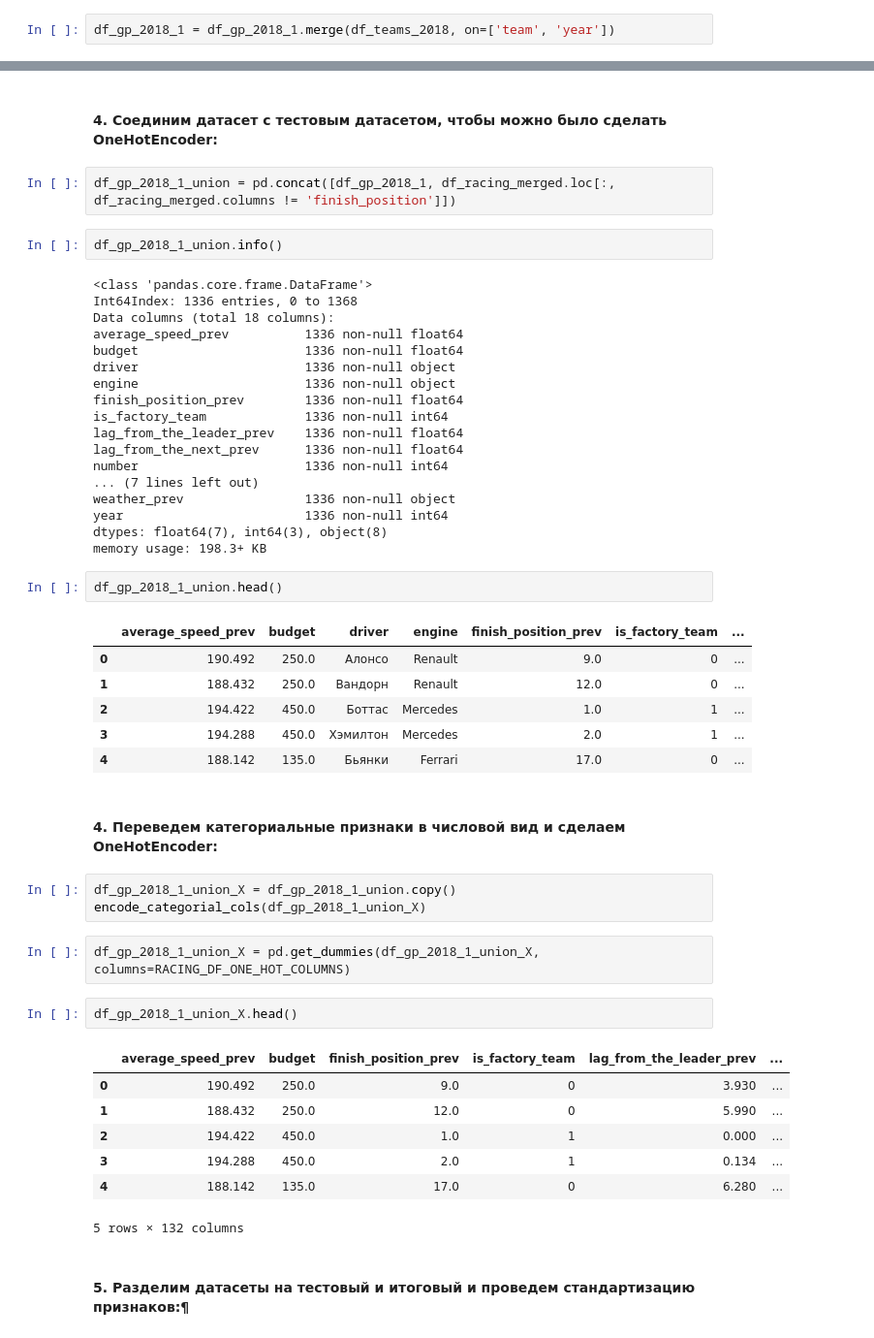
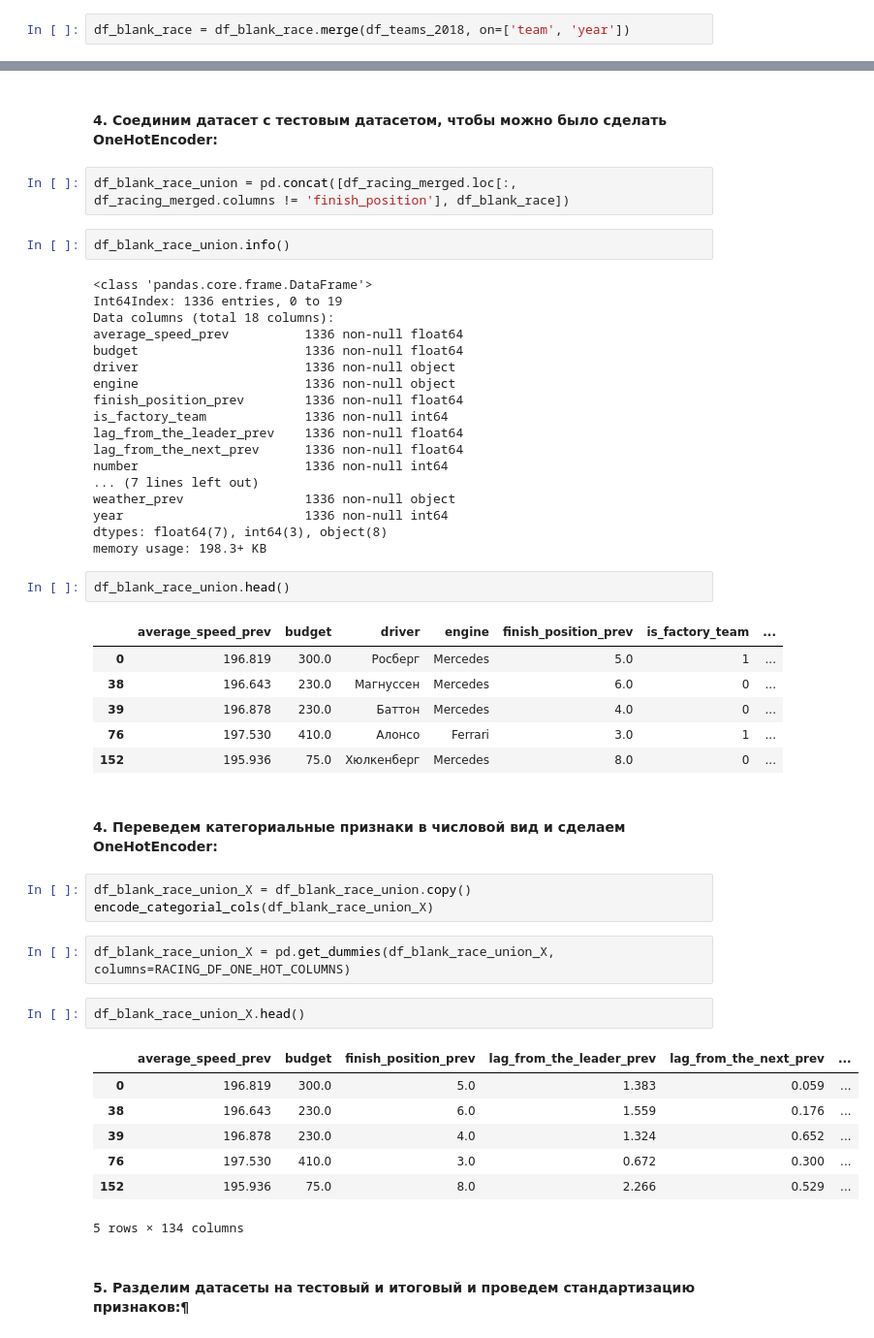
Before and after one commit to AndrewLrrr/f1-guru, a Jupyter notebook: f1-guru.ipynb, the cells around one changed output, grey strips where cells are left out. Shown at 97% size. Saved outputs shown, nothing was run; the diff lists cells and outputs as text.

Commit message:
Finished with research of the racing dataset

```diff
--- a/f1-guru.ipynb
+++ b/f1-guru.ipynb
@@ -1302,5 +1304,5 @@ df_gp_2018_1.head()
 # %% [markdown]
 #### 3. Объединим датасет с данными о командах:
 # %%
-df_gp_2018_1 = df_gp_2018_1.merge(df_teams_2018, on=['team', 'year'])
+df_blank_race = df_blank_race.merge(df_teams_2018, on=['team', 'year'])
 # %%
@@ -1315,12 +1317,12 @@ df_gp_2018_1.head()
 # %% [markdown]
 #### 4. Соединим датасет с тестовым датасетом, чтобы можно было сделать OneHotEncoder:
 # %%
-df_gp_2018_1_union = pd.concat([df_gp_2018_1, df_racing_merged.loc[:, df_racing_merged.columns != 'finish_position']])
+df_blank_race_union = pd.concat([df_racing_merged.loc[:, df_racing_merged.columns != 'finish_position'], df_blank_race])
 # %%
-df_gp_2018_1_union.info()
+df_blank_race_union.info()
 # %% [output]
 <class 'pandas.core.frame.DataFrame'>
-Int64Index: 1336 entries, 0 to 1368
+Int64Index: 1336 entries, 0 to 19
 Data columns (total 18 columns):
 average_speed_prev          1336 non-null float64
 budget                      1336 non-null float64
@@ -1337,31 +1339,31 @@ year                        1336 non-null int64
 dtypes: float64(7), int64(3), object(8)
 memory usage: 198.3+ KB
 # %%
-df_gp_2018_1_union.head()
+df_blank_race_union.head()
 # %% [output]
 |  | average_speed_prev | budget | driver | engine | finish_position_prev | is_factory_team | ... |
-| 0 | 190.492 | 250.0 | Алонсо | Renault | 9.0 | 0 | ... |
-| 1 | 188.432 | 250.0 | Вандорн | Renault | 12.0 | 0 | ... |
-| 2 | 194.422 | 450.0 | Боттас | Mercedes | 1.0 | 1 | ... |
-| 3 | 194.288 | 450.0 | Хэмилтон | Mercedes | 2.0 | 1 | ... |
-| 4 | 188.142 | 135.0 | Бьянки | Ferrari | 17.0 | 0 | ... |
+| 0 | 196.819 | 300.0 | Росберг | Mercedes | 5.0 | 1 | ... |
+| 38 | 196.643 | 230.0 | Магнуссен | Mercedes | 6.0 | 0 | ... |
+| 39 | 196.878 | 230.0 | Баттон | Mercedes | 4.0 | 0 | ... |
+| 76 | 197.530 | 410.0 | Алонсо | Ferrari | 3.0 | 1 | ... |
+| 152 | 195.936 | 75.0 | Хюлкенберг | Mercedes | 8.0 | 0 | ... |
 # %% [markdown]
 #### 4. Переведем категориальные признаки в числовой вид и сделаем OneHotEncoder:
-# %%
-df_gp_2018_1_union_X = df_gp_2018_1_union.copy()
-encode_categorial_cols(df_gp_2018_1_union_X)
+# %%
+df_blank_race_union_X = df_blank_race_union.copy()
+encode_categorial_cols(df_blank_race_union_X)
 # %%
-df_gp_2018_1_union_X = pd.get_dummies(df_gp_2018_1_union_X, columns=RACING_DF_ONE_HOT_COLUMNS)
+df_blank_race_union_X = pd.get_dummies(df_blank_race_union_X, columns=RACING_DF_ONE_HOT_COLUMNS)
 # %%
-df_gp_2018_1_union_X.head()
+df_blank_race_union_X.head()
 # %% [output]
-|  | average_speed_prev | budget | finish_position_prev | is_factory_team | lag_from_the_leader_prev | ... |
-| 0 | 190.492 | 250.0 | 9.0 | 0 | 3.930 | ... |
-| 1 | 188.432 | 250.0 | 12.0 | 0 | 5.990 | ... |
-| 2 | 194.422 | 450.0 | 1.0 | 1 | 0.000 | ... |
-| 3 | 194.288 | 450.0 | 2.0 | 1 | 0.134 | ... |
-| 4 | 188.142 | 135.0 | 17.0 | 0 | 6.280 | ... |
+|  | average_speed_prev | budget | finish_position_prev | lag_from_the_leader_prev | lag_from_the_next_prev | ... |
+| 0 | 196.819 | 300.0 | 5.0 | 1.383 | 0.059 | ... |
+| 38 | 196.643 | 230.0 | 6.0 | 1.559 | 0.176 | ... |
+| 39 | 196.878 | 230.0 | 4.0 | 1.324 | 0.652 | ... |
+| 76 | 197.530 | 410.0 | 3.0 | 0.672 | 0.300 | ... |
+| 152 | 195.936 | 75.0 | 8.0 | 2.266 | 0.529 | ... |
-5 rows × 132 columns
+5 rows × 134 columns
 # %% [markdown]
 #### 5. Разделим датасеты на тестовый и итоговый и проведем стандартизацию признаков:¶
 # %%
```
Also changed, not shown: parts of 55 cells of this notebook, 1 other file.
